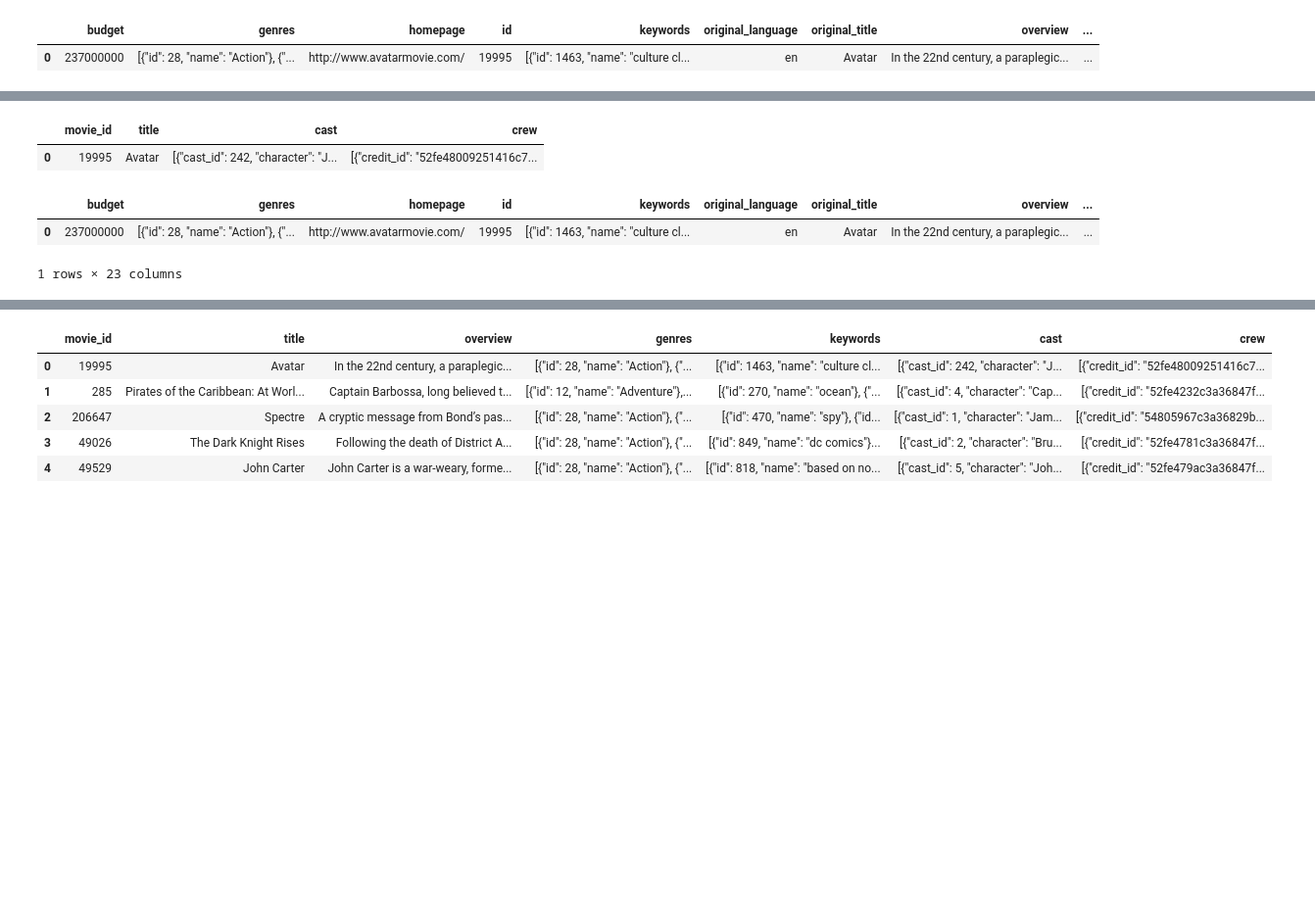
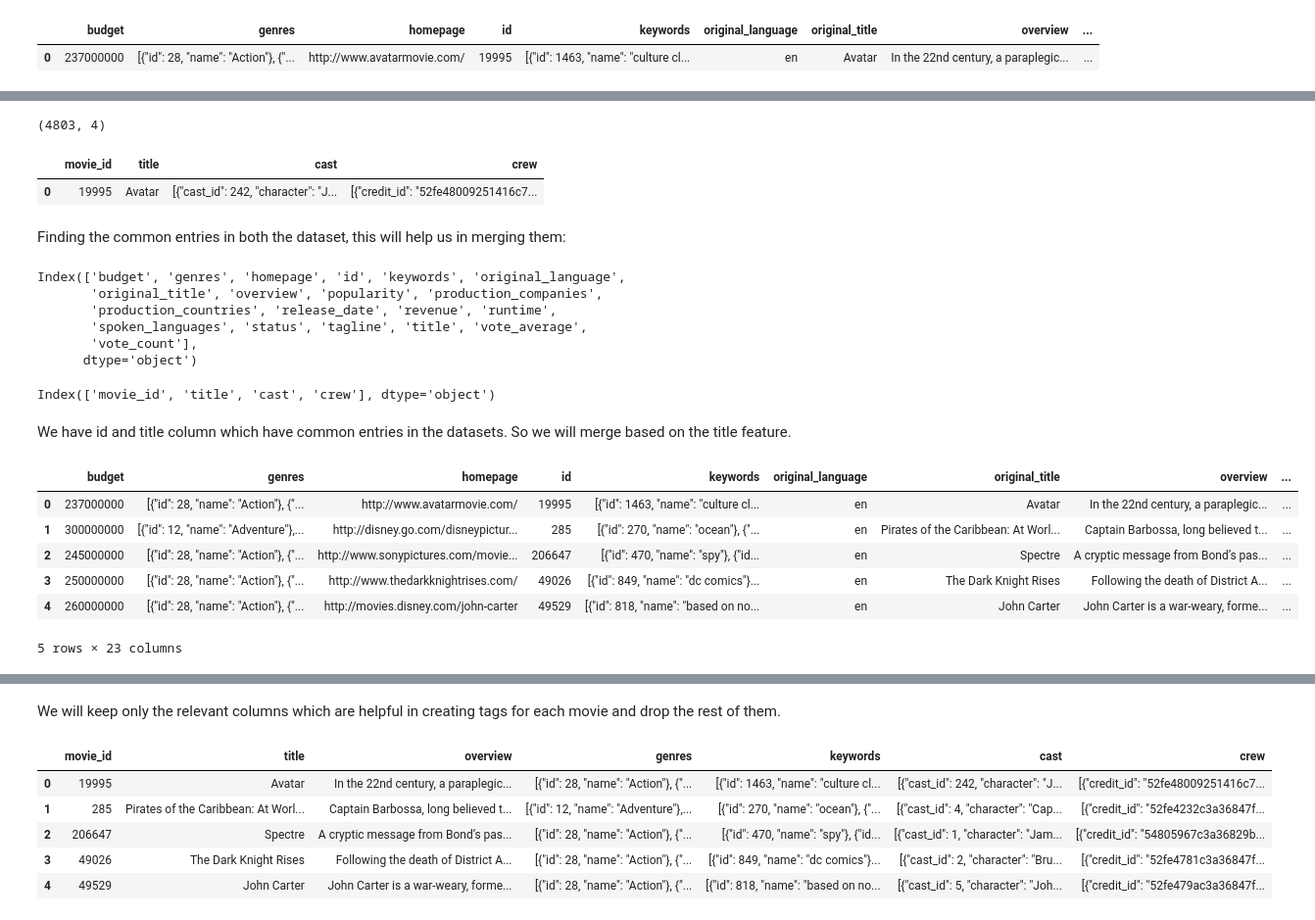
Before and after one commit to Shreya6901/Movie-Recommender, a Jupyter notebook: movie-recommender-system.ipynb, the cells around one changed output, grey strips where cells are left out. Shown at 98% size. Saved outputs shown, nothing was run; the diff lists cells and outputs as text; code cells hidden in the pictures; blank space fills up the shorter version.

```diff
--- a/movie-recommender-system.ipynb
+++ b/movie-recommender-system.ipynb
@@ -12 +38,6 @@ movies.head(1)
+# %%
+#looking th eshape of the dataset
+credits.shape
+# %% [output]
+(4803, 4)
 # %%
@@ -14,14 +46,37 @@ credits.head(1)
 # %% [output]
 |  | movie_id | title | cast | crew |
 | 0 | 19995 | Avatar | [{"cast_id": 242, "character": "J... | [{"credit_id": "52fe48009251416c7... |
+# %% [markdown]
+Finding the common entries in both the dataset, this will help us in merging them:
+# %%
+movies.columns
+# %% [output]
+Index(['budget', 'genres', 'homepage', 'id', 'keywords', 'original_language',
+       'original_title', 'overview', 'popularity', 'production_companies',
+       'production_countries', 'release_date', 'revenue', 'runtime',
+       'spoken_languages', 'status', 'tagline', 'title', 'vote_average',
+       'vote_count'],
+      dtype='object')
+# %%
+credits.columns
+# %% [output]
+Index(['movie_id', 'title', 'cast', 'crew'], dtype='object')
+# %% [markdown]
+We have id and title column which have common entries in the datasets.
+So we will merge based on the title feature.
 # %%
 movies = movies.merge(credits, on='title')
 # %%
-movies.head(1)
+#the new dataset
+movies.head()
 # %% [output]
 |  | budget | genres | homepage | id | keywords | original_language | original_title | overview | ... |
 | 0 | 237000000 | [{"id": 28, "name": "Action"}, {"... | http://www.avatarmovie.com/ | 19995 | [{"id": 1463, "name": "culture cl... | en | Avatar | In the 22nd century, a paraplegic... | ... |
+| 1 | 300000000 | [{"id": 12, "name": "Adventure"},... | http://disney.go.com/disneypictur... | 285 | [{"id": 270, "name": "ocean"}, {"... | en | Pirates of the Caribbean: At Worl... | Captain Barbossa, long believed t... | ... |
+| 2 | 245000000 | [{"id": 28, "name": "Action"}, {"... | http://www.sonypictures.com/movie... | 206647 | [{"id": 470, "name": "spy"}, {"id... | en | Spectre | A cryptic message from Bond’s pas... | ... |
+| 3 | 250000000 | [{"id": 28, "name": "Action"}, {"... | http://www.thedarkknightrises.com/ | 49026 | [{"id": 849, "name": "dc comics"}... | en | The Dark Knight Rises | Following the death of District A... | ... |
+| 4 | 260000000 | [{"id": 28, "name": "Action"}, {"... | http://movies.disney.com/john-carter | 49529 | [{"id": 818, "name": "based on no... | en | John Carter | John Carter is a war-weary, forme... | ... |
-1 rows × 23 columns
+5 rows × 23 columns
 # %%
 movies.info()
 # %% [output]
@@ -42,4 +97,6 @@ Data columns (total 23 columns):
  22  crew                  4809 non-null   object
 dtypes: float64(3), int64(5), object(15)
 memory usage: 864.2+ KB
+# %% [markdown]
+We will keep only the relevant columns which are helpful in creating tags for each movie and drop the rest of them.
 # %%
```
Also changed, not shown: parts of 29 cells of this notebook.
